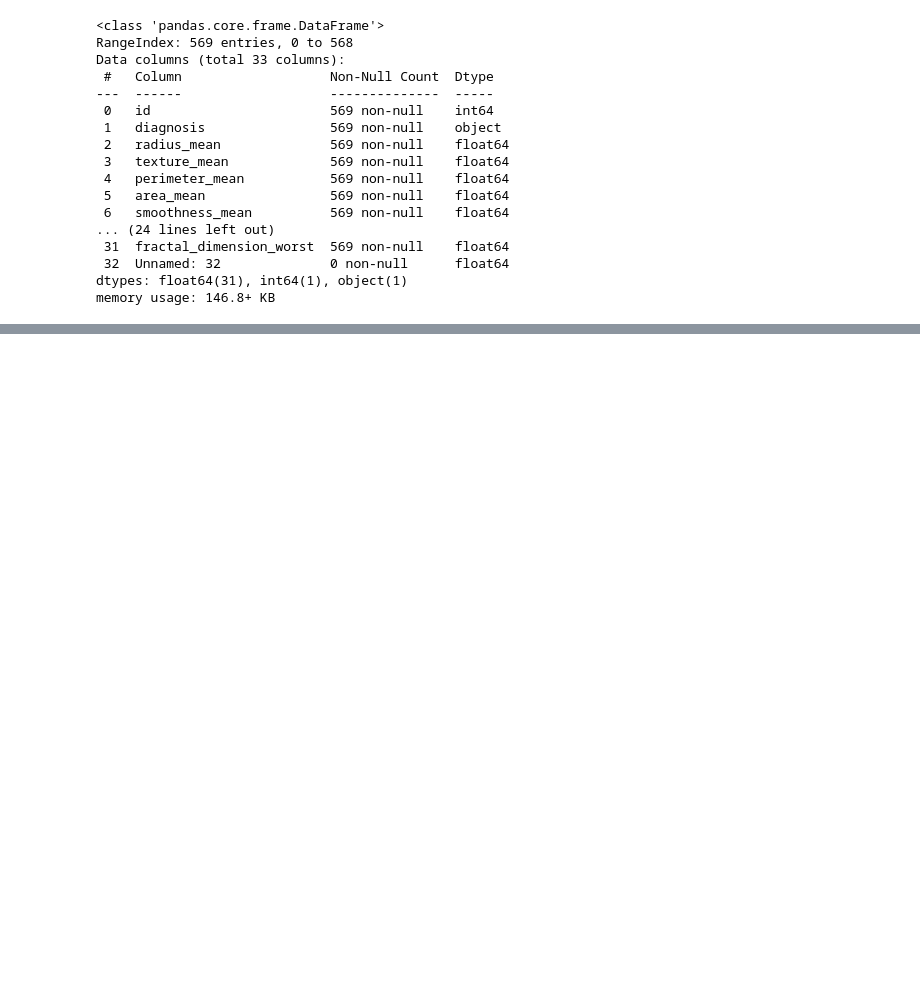
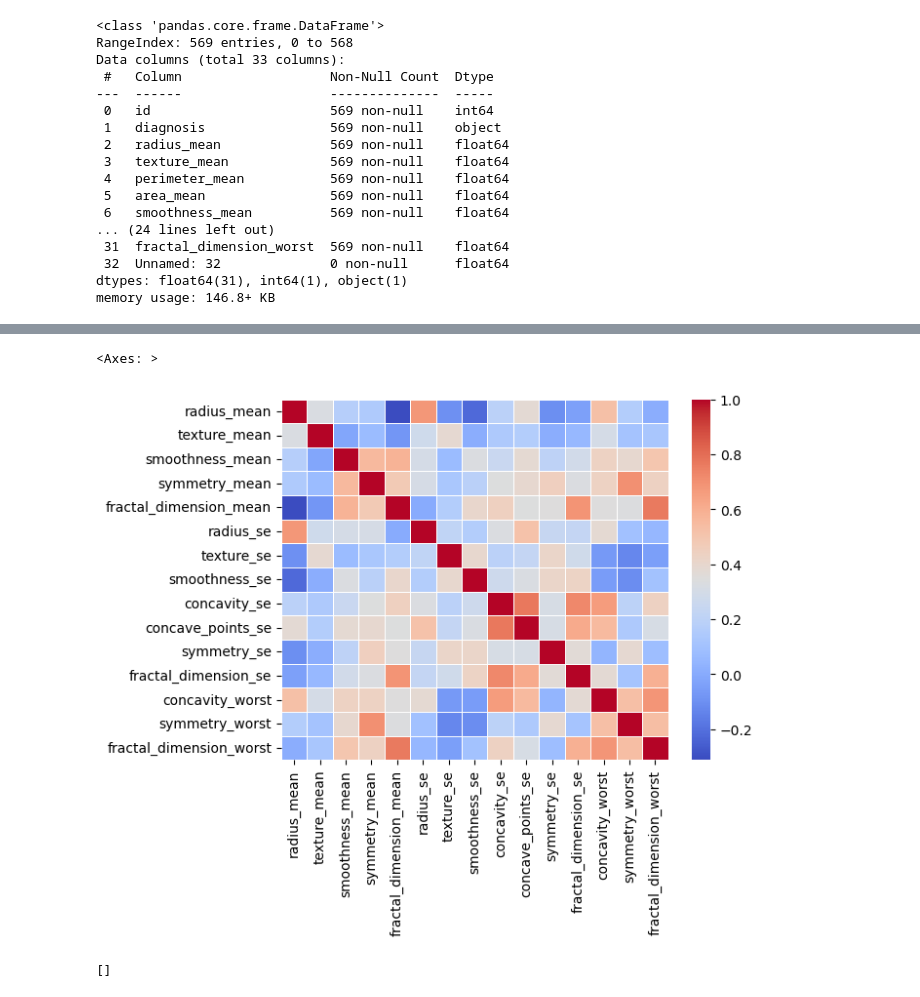
Before and after one commit to AbdelrahmanGalhom/Breast-Cancer-Project, a Jupyter notebook: notebooks/notebook.ipynb, the cells around one changed output, grey strips where cells are left out. Cells and saved outputs as stored; diff of their text form; code cells hidden in the pictures; blank space fills up the shorter version.

```diff
--- a/notebooks/notebook.ipynb
+++ b/notebooks/notebook.ipynb
@@ -57,0 +101,24 @@ sns.barplot(x=y.value_counts().index, y=y.value_counts())
+# %%
+#As seen, Many columns are highly correlated so there's multicollinearity in the dataset
+#We can drop some columns which are highly correlated with other columns
+drop_columns = ['perimeter_mean',  'area_mean', 'perimeter_se',
+                'area_se','perimeter_worst','area_worst',
+                'radius_worst', 'texture_worst', 'concavity_mean',
+                'concave_points_worst', 'compactness_mean', 'compactness_worst',
+                'compactness_se', 'smoothness_worst', 'concave_points_mean'
+                ]
+X.drop(drop_columns, axis=1, inplace=True)
+# %%
+#Check Again for correlation
+sns.heatmap(X.corr(), annot=False, cmap='coolwarm', linewidths=0.5, fmt=".2f")
+# %% [output]
+<Axes: >
+[figure, added]
+# %%
+#Extract columns with correlation > 0.8 | < -0.8
+corr_matrix = X.corr().abs()
+high_corr_var=np.where(corr_matrix>0.8)
+high_corr_var= [(corr_matrix.columns[x],corr_matrix.columns[y]) for x,y in zip(*high_corr_var) if x!=y and x<y]
+high_corr_var
+# %% [output]
+[]
```
Also changed, not shown: parts of 32 cells of this notebook, 8 other files.
